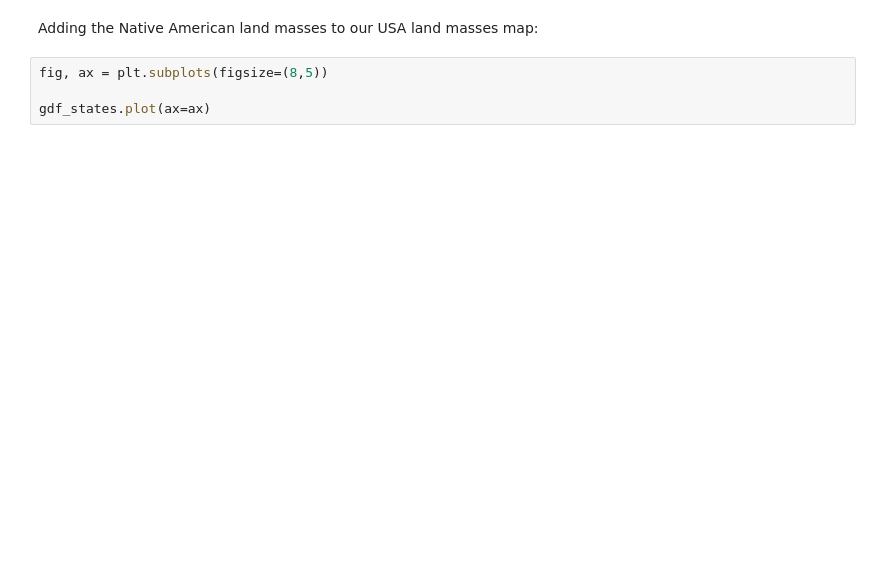
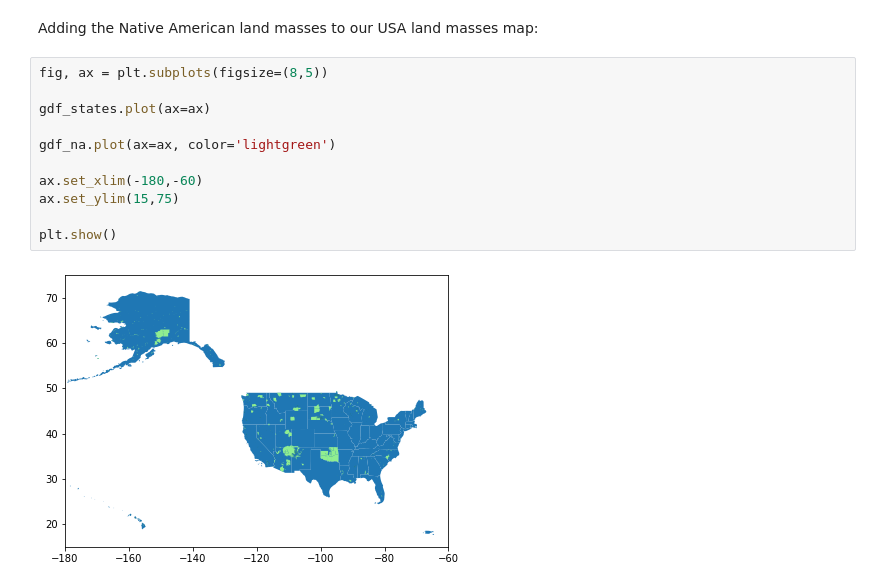
Before and after one commit to UIUC-iSchool-DataViz/is445_spring2021, a Jupyter notebook: week07/inClass_week07.ipynb, the cells around one changed output. Drawn from its saved outputs; the diff is of its cells as text; blank space fills up the shorter version.

```diff
--- a/week07/inClass_week07.ipynb
+++ b/week07/inClass_week07.ipynb
@@ -428,4 +428,13 @@ Adding the Native American land masses to our USA land masses map:
 # %%
 fig, ax = plt.subplots(figsize=(8,5))
 
 gdf_states.plot(ax=ax)
+
+gdf_na.plot(ax=ax, color='lightgreen')
+
+ax.set_xlim(-180,-60)
+ax.set_ylim(15,75)
+
+plt.show()
+# %% [output]
+[figure, added]
```
